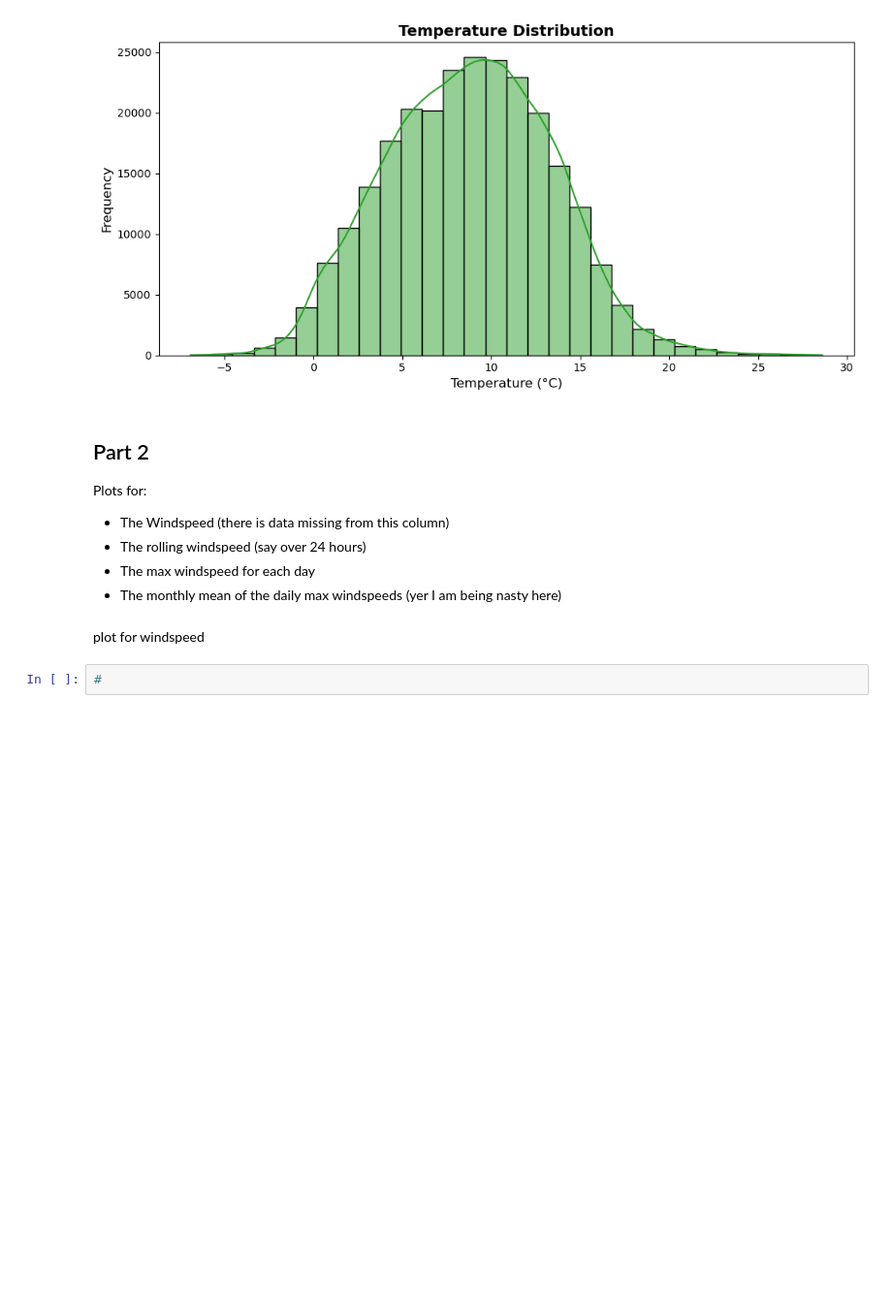
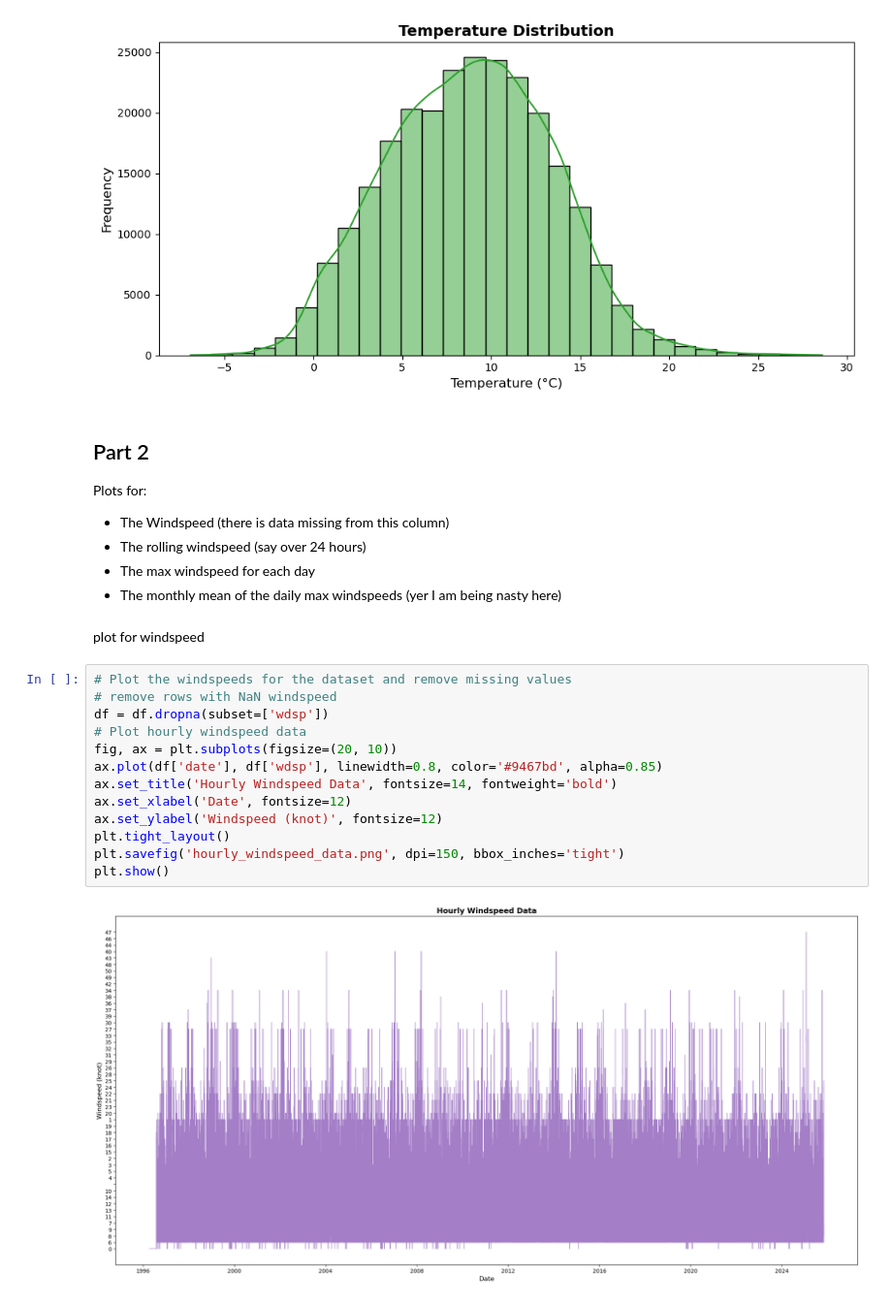
Before and after one commit to KaiiMenai/programming-for-data-analytics, a Jupyter notebook: pfda-assignments/assignment06-weather.ipynb, the cells around one changed output. Shown at 97% size. Saved outputs shown, nothing was run; the diff lists cells and outputs as text; blank space fills up the shorter version.

Commit message:
windsp[eed plots hourlyu and rolling

```diff
--- a/pfda-assignments/assignment06-weather.ipynb
+++ b/pfda-assignments/assignment06-weather.ipynb
@@ -148,5 +148,18 @@ Plots for:
 - The monthly mean of the daily max windspeeds (yer I am being nasty here)
 # %% [markdown]
 plot for windspeed
-# %%
-#
+# %%
+# Plot the windspeeds for the dataset and remove missing values
+# remove rows with NaN windspeed
+df = df.dropna(subset=['wdsp'])
+# Plot hourly windspeed data
+fig, ax = plt.subplots(figsize=(20, 10))
+ax.plot(df['date'], df['wdsp'], linewidth=0.8, color='#9467bd', alpha=0.85)
+ax.set_title('Hourly Windspeed Data', fontsize=14, fontweight='bold')
+ax.set_xlabel('Date', fontsize=12)
+ax.set_ylabel('Windspeed (knot)', fontsize=12)
+plt.tight_layout()
+plt.savefig('hourly_windspeed_data.png', dpi=150, bbox_inches='tight')
+plt.show()
+# %% [output]
+[figure, added]
```
Also changed, not shown: parts of 2 cells of this notebook, 2 other files.
